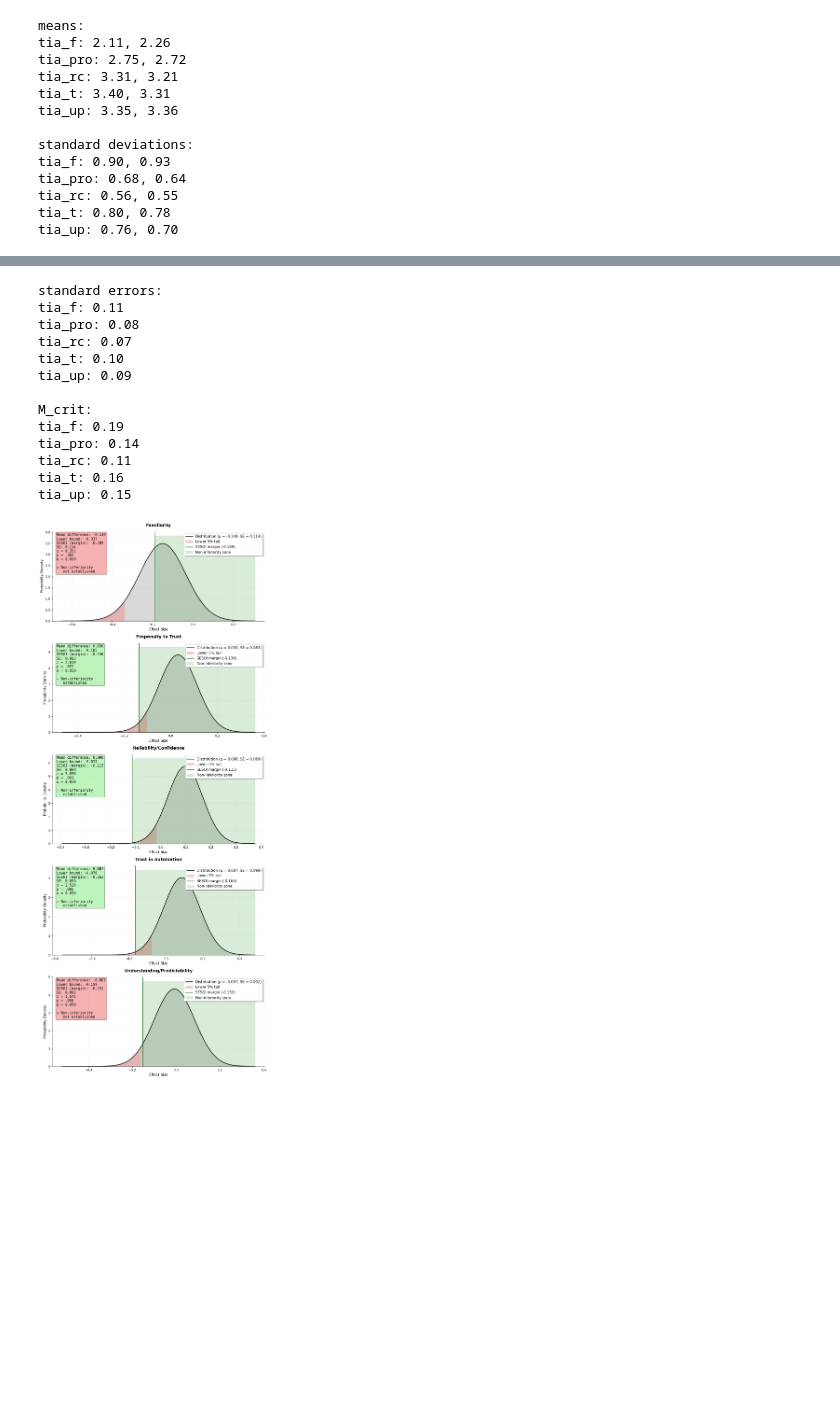
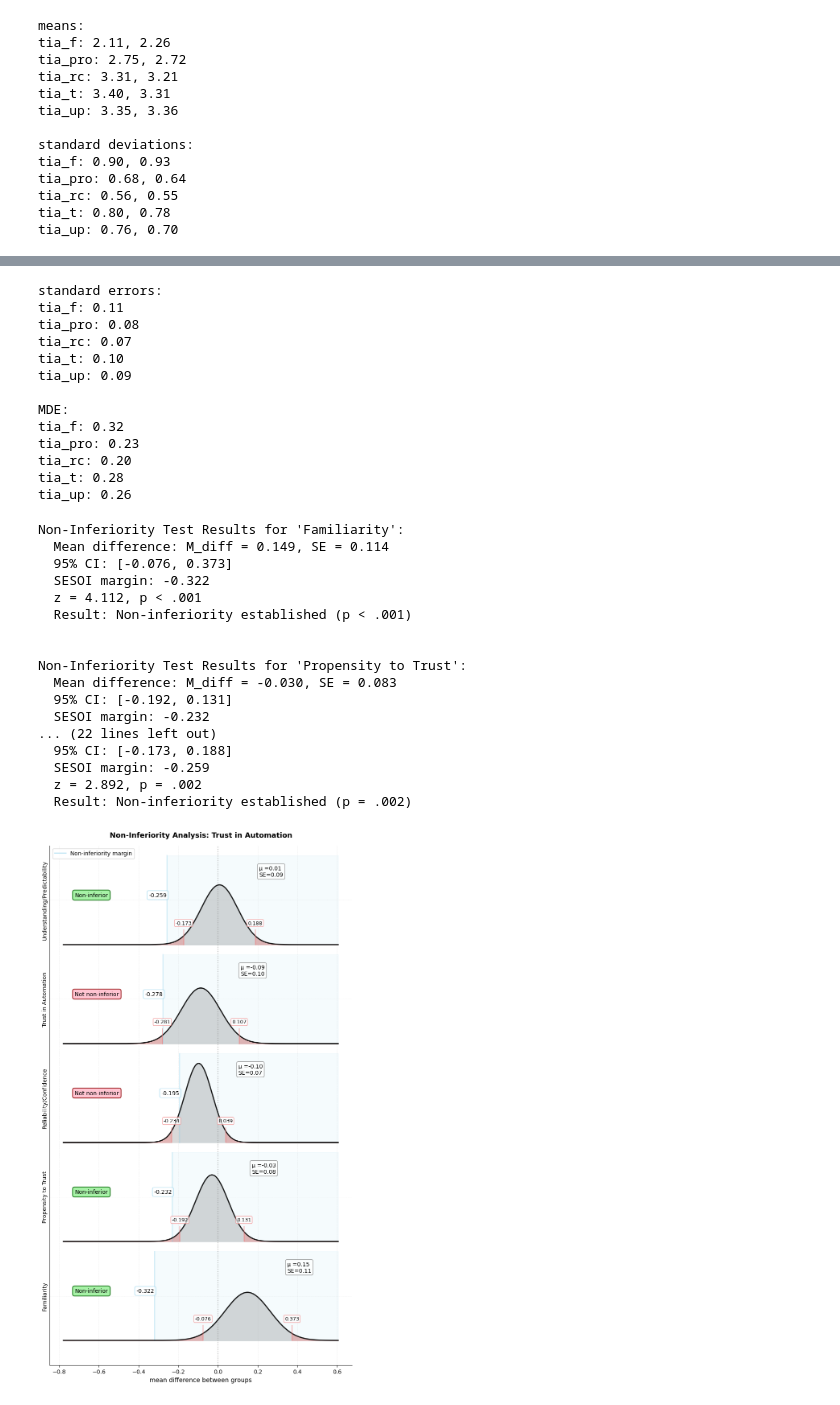
Before and after one commit to TimWiesner99/thesis-analysis, a Jupyter notebook: analysis/main_effects.ipynb, the cells around one changed output, grey strips where cells are left out. Cells and saved outputs as stored; diff of their text form; code cells hidden in the pictures; blank space fills up the shorter version.

Commit message:
finalised visualizations for non-inferiority tests

```diff
--- a/analysis/main_effects.ipynb
+++ b/analysis/main_effects.ipynb
@@ -37,7 +35,7 @@ def format_dict(dict):
 fig, axes = create_figure_grid(len(tia_scales), ncols=2, figsize=(14, 12))
 
 for idx, scale in enumerate(tia_scales):
-    plot_likert_distribution(data, scale, title=scale_titles.get(scale)[6:],
+    plot_likert_distribution(data, scale, title=scale_titles[scale],
                              group_by='stimulus_group', ax=axes[idx],
                              show_stats=True,
                              show_correlation=False,
@@ -99,10 +128,10 @@ tia_up: 0.76, 0.70
 # %%
-# minimally detectable effect size (power analysis)
-from scipy import stats
-
+# Minimum Detectable Effect (MDE) per scale with explicit power
+power = 0.80  # 80% power (standard)
+beta = 1 - power
 alpha = 0.05
 
-M_crits = {} # minimally detectable effect size
+MDE = {}  # minimum detectable effect
 se = {}  # standard error
 
 for scale in tia_scales:
@@ -117,14 +146,15 @@ for scale in tia_scales:
     denominator = (s1**2/n1)**2/(n1-1) + (s2**2/n2)**2/(n2-1)
     df = numerator / denominator
 
-    # Get critical t-value for one-tailed test
-    t_crit = stats.t.ppf(1 - alpha, df)
+    # Critical t-values
+    t_alpha = stats.t.ppf(1 - alpha/2, df)  # for significance (two-tailed)
+    t_beta = stats.t.ppf(1 - beta, df)      # for power
 
-    # Calculate critical mean difference
-    M_crits[scale] = t_crit * np.sqrt((s1**2 / n1) + (s2**2 / n2))
+    # MDE = (t_α/2 + t_β) × SE
+    MDE[scale] = (t_alpha + t_beta) * se[scale]
 
 print(f'standard errors:\n{format_dict(se)}')
-print(f'M_crit:\n{format_dict(M_crits)}')
+print(f'MDE:\n{format_dict(MDE)}')
 # %% [output]
 standard errors:
 tia_f: 0.11
@@ -133,27 +163,45 @@ tia_rc: 0.07
 tia_t: 0.10
 tia_up: 0.09
 
-M_crit:
-tia_f: 0.19
-tia_pro: 0.14
-tia_rc: 0.11
-tia_t: 0.16
-tia_up: 0.15
+MDE:
+tia_f: 0.32
+tia_pro: 0.23
+tia_rc: 0.20
+tia_t: 0.28
+tia_up: 0.26
 # %%
-# plot
-fig, axs = create_figure_grid(len(tia_scales), ncols=1, figsize=(10,24))
+# perform test + plot
+fig, ax = plt.subplots(1, figsize=(8, 14))
 
-for i, scale in enumerate(tia_scales):
-    mean_diff = means[scale][0] - means[scale][1]
-    plot_noninferiority_test(mean_diff=mean_diff,
-                             sesoi=M_crits[scale],
-                             se=se[scale],
-                             alpha=0.05,
-                             title=f'{scale_titles.get(scale)[6:]}',
-                             ax=axs[i])
-
+plot_noninferiority_test(mean_diff=[means[scale][1] - means[scale][0] for scale in tia_scales],
+                         sesoi=[MDE[scale] for scale in tia_scales],
+                         se=[se[scale] for scale in tia_scales],
+                         alpha=alpha,
+                         variable_names=tia_scales,
+                         variable_labels=scale_titles,
+                         title='Non-Inferiority Analysis: Trust in Automation',
+                         xlabel='mean difference between groups',
+                         ax=ax)
 
 plt.tight_layout()
+plt.savefig(f'{plots_path}/main_effect_noninferiority.png', transparent=True)
 plt.show()
 # %% [output]
+Non-Inferiority Test Results for 'Familiarity':
+  Mean difference: M_diff = 0.149, SE = 0.114
+  95% CI: [-0.076, 0.373]
+  SESOI margin: -0.322
+  z = 4.112, p < .001
+  Result: Non-inferiority established (p < .001)
+
+
+Non-Inferiority Test Results for 'Propensity to Trust':
+  Mean difference: M_diff = -0.030, SE = 0.083
+  95% CI: [-0.192, 0.131]
+  SESOI margin: -0.232
+... (22 lines left out)
+  95% CI: [-0.173, 0.188]
+  SESOI margin: -0.259
+  z = 2.892, p = .002
+  Result: Non-inferiority established (p = .002)
-[figure, old version]
+[figure, new version]
```
Also changed, not shown: parts of 4 cells of this notebook, 5 other files.
